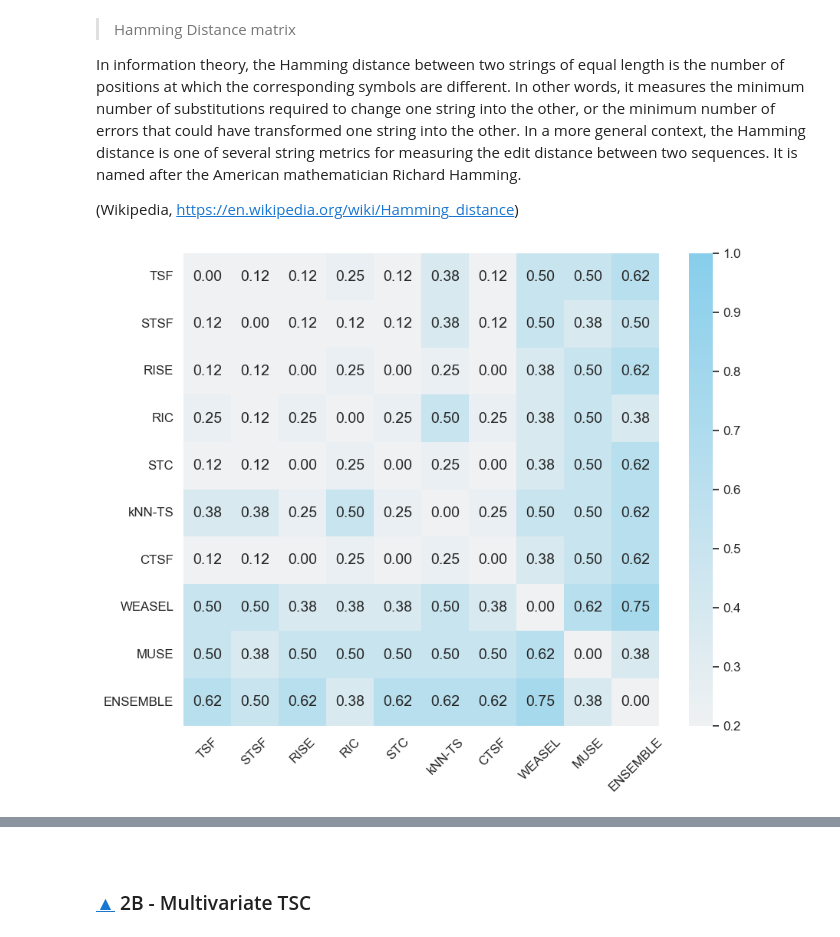
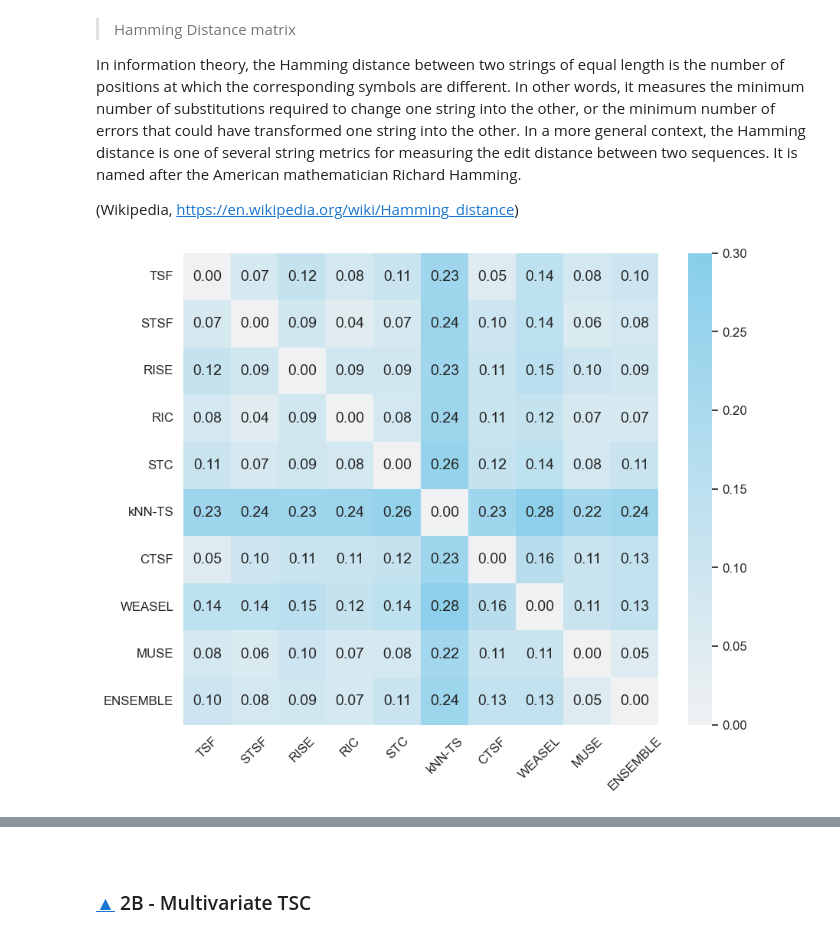
Before and after one commit to JABE22/MasterProject, a Jupyter notebook: MasterProjectCode_SAC-Analysis.ipynb, the cells around one changed output, grey strips where cells are left out. Cells and saved outputs as stored; diff of their text form; code cells hidden in the pictures.

```diff
--- a/MasterProjectCode_SAC-Analysis.ipynb
+++ b/MasterProjectCode_SAC-Analysis.ipynb
@@ -719,24 +746,24 @@ from scipy.spatial.distance import hamming
 # %%
 hamms = np.zeros((10,10))
 
 for i in np.arange(0,10):
     for j in np.arange(0,10):
-        hamms[i,j] = hamming(preds_copy_sorted.iloc[:,i],preds_copy_sorted.iloc[:,j],)
+        hamms[i,j] = hamming(preds_copy.iloc[:,i],preds_copy.iloc[:,j],)
 
 hamms = hamms.round(2)
-hamms_df = pd.DataFrame(data=hamms,columns=preds_copy_sorted.columns[0:10])
+hamms_df = pd.DataFrame(data=hamms,columns=preds_copy.columns[0:10])
 # Plot matrix
 plt.figure(figsize=(10,8))
 sns.set(font_scale=1.1) # for label size
-g = sns.heatmap(hamms_df, vmin=0.2, vmax=1.0,
+g = sns.heatmap(hamms_df, vmin=0.0, vmax=0.3,
                 annot=True,
                 cmap=sns.light_palette("skyblue", as_cmap=True),
                 fmt='.2f',
                 cbar=True,
                 annot_kws={"size": 14})
 
-g.set_yticks(np.arange(0,10)+0.5,preds_copy_sorted.columns[0:10])
+g.set_yticks(np.arange(0,10)+0.5,preds_copy.columns[0:10])
 g.tick_params(axis='x', rotation=45)
 g.tick_params(axis='y', rotation=0)
 # %% [output]
-[figure, old version]
+[figure, new version]
```
Also changed, not shown: parts of 12 cells of this notebook, 9 other files.
